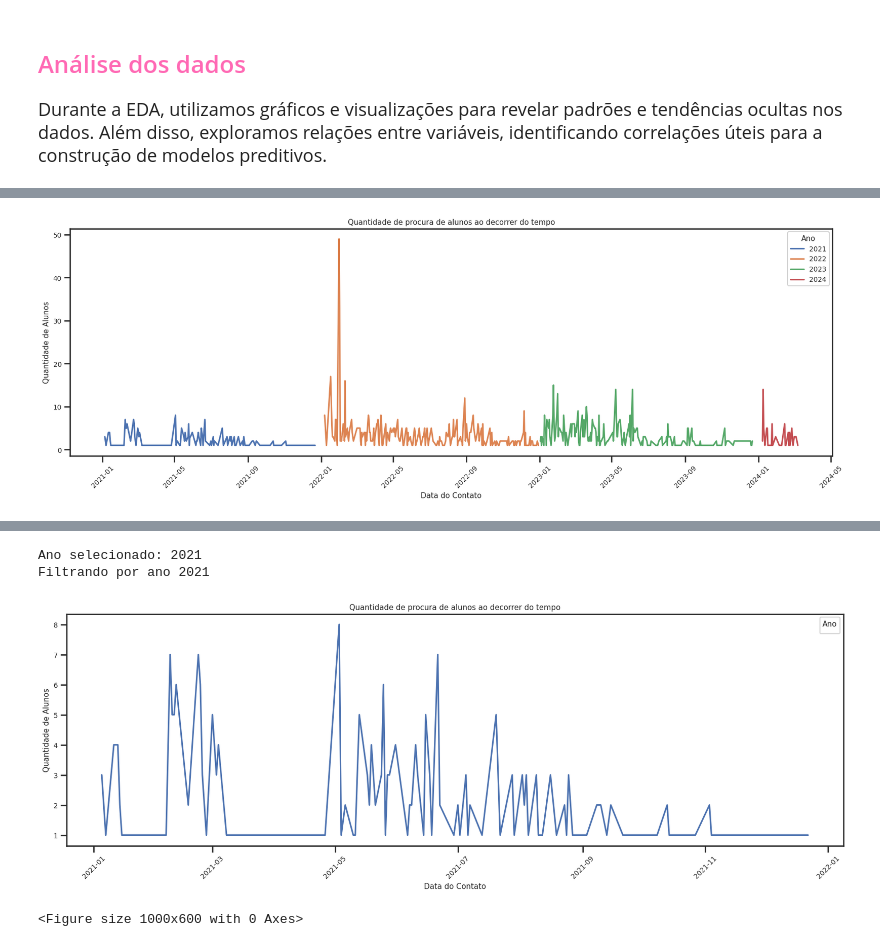
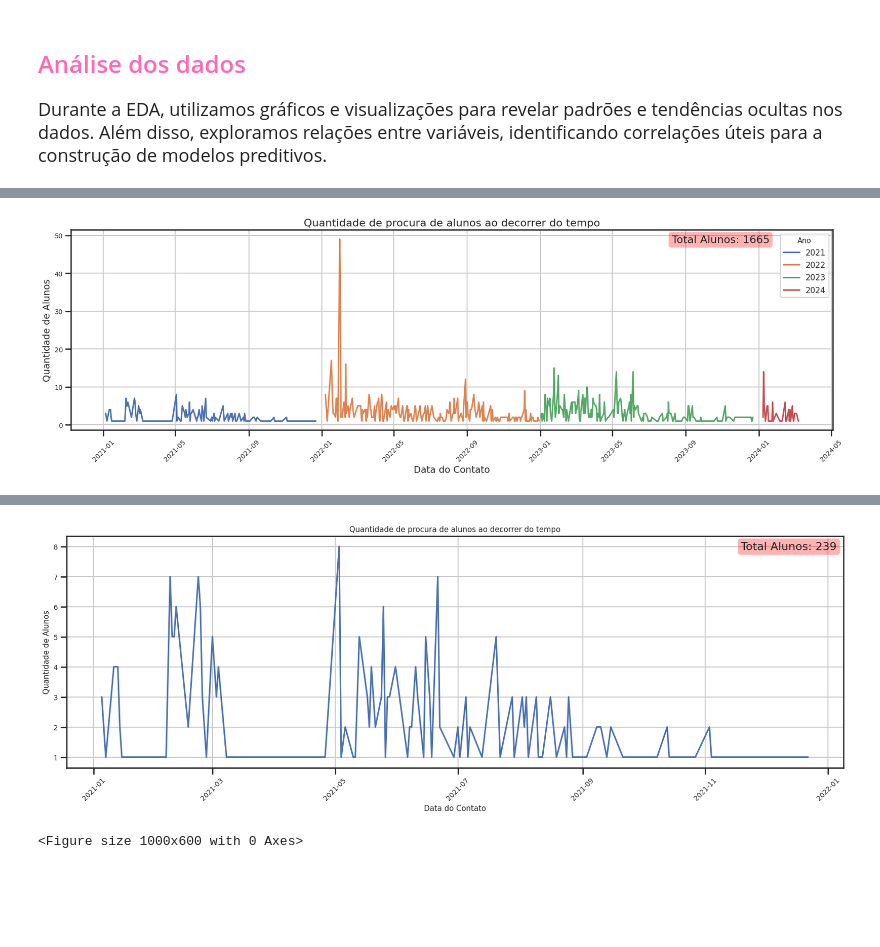
Before and after one commit to KoreTane/PredictiveLeadManagement, a Jupyter notebook: EDA.ipynb, the cells around one changed output, grey strips where cells are left out. Cells and saved outputs as stored; diff of their text form; code cells hidden in the pictures; blank space fills up the shorter version.

```diff
--- a/EDA.ipynb
+++ b/EDA.ipynb
@@ -69,69 +69,69 @@ dfc_grouped['ANO'] = dfc_grouped['DATA 1º CONTATO'].dt.year
 # Plotar o gráfico de linha
 plt.figure(figsize=(20, 6))
 
+# Definir as cores das linhas
+colors = ['C0', 'C1', 'C2', 'C3', 'C4', 'C5', 'C6', 'C7', 'C8', 'C9']
+
 # Plotar linhas separadas para cada ano
-for ano in dfc_grouped['ANO'].unique():
+for i, ano in enumerate(dfc_grouped['ANO'].unique()):
     dfc_grouped_ano = dfc_grouped[dfc_grouped['ANO'] == ano]
-    sns.lineplot(x='DATA 1º CONTATO', y='QUANTIDADE DE ALUNOS', data=dfc_grouped_ano, label=str(ano))
+    plt.plot(dfc_grouped_ano['DATA 1º CONTATO'], dfc_grouped_ano['QUANTIDADE DE ALUNOS'], color=colors[i], label=str(ano))
 
 # Adicione título e rótulos
-plt.title('Quantidade de procura de alunos ao decorrer do tempo')
-plt.xlabel('Data do Contato')
-plt.ylabel('Quantidade de Alunos')
-plt.legend(title='Ano')
+plt.title('Quantidade de procura de alunos ao decorrer do tempo', fontsize=16)
+plt.xlabel('Data do Contato', fontsize=14)
+plt.ylabel('Quantidade de Alunos', fontsize=14)
+
+# Adicione legenda
+plt.legend(title='Ano', loc='upper right', fontsize=12)
 
 # Ajustar o eixo x para exibir as datas corretamente
-plt.xticks(rotation=45)
+plt.xticks(rotation=45, fontsize=10)
+
+# Adicionar grade
+plt.grid(True)
+
+# Ajustar o espaçamento
+plt.subplots_adjust(top=0.9, bottom=0.2, left=0.1, right=0.9, hspace=0.5, wspace=0.5)
 
 # Criar um dropdown menu com os anos
 years = dfc_grouped['ANO'].unique()
 year_choice = widgets.Dropdown(options=[(str(year), str(year)) for year in years])
+
+# Adicionar o total de alunos ao gráfico
+plt.text(1.38, 0.965, f'Total Alunos: {dfc_grouped["QUANTIDADE DE ALUNOS"].sum()}', transform=ax.transAxes, ha='center', va='top', fontsize=16, bbox=dict(boxstyle='round', facecolor='red', alpha=0.3))
+
 plt.show()
 
 # Definir uma função para filtrar os dados com base na escolha do usuário
 def filter_data(value):
     selected_year = int(value)
     filtered_data = dfc_grouped[dfc_grouped['ANO'] == selected_year]
-    plt.cla()
+    fig, ax = plt.subplots(figsize=(20, 6))
+    ax.clear()
     sns.lineplot(x='DATA 1º CONTATO', y='QUANTIDADE DE ALUNOS', data=filtered_data)
-    plt.title('Quantidade de procura de alunos ao decorrer do tempo')
-    plt.xlabel('Data do Contato')
-    plt.ylabel('Quantidade de Alunos')
-    plt.legend(title='Ano')
-    plt.xticks(rotation=45)
-    plt.figure(figsize=(20, 6))  # Tamanho 20,6
+    ax.set_title('Quantidade de procura de alunos ao decorrer do tempo')
+    ax.set_xlabel('Data do Contato')
+    ax.set_ylabel('Quantidade de Alunos')
+    ax.tick_params(axis='x', rotation=45)
+    ax.grid(True)  # Adicionar divisórias
+    ax.text(0.93, 0.975, f'Total Alunos: {filtered_data["QUANTIDADE DE ALUNOS"].sum()}', transform=ax.transAxes, ha='center', va='top', fontsize=16, bbox=dict(boxstyle='round', facecolor='red', alpha=0.3))
     plt.show()
 
 # Criar um botão para filtrar os dados
 button = widgets.Button(description='Filtrar por Ano')
 display(button)
 
-years = dfc_grouped['ANO'].unique()
-year_choice = widgets.Dropdown(options=[(str(year), str(year)) for year in years])
-
+# Ligação da função ao evento de clique do botão
 def on_button_clicked(b):
     print(f"Ano selecionado: {year_choice.value}")
     filter_data(year_choice.value)
 
 button.on_click(on_button_clicked)
 
 # Mostrar o dropdown menu
 display(year_choice)
-
-def filter_data(value):
-    print(f"Filtrando por ano {value}")
-    selected_year = int(value)
-    filtered_data = dfc_grouped[dfc_grouped['ANO'] == selected_year]
-    plt.figure(figsize=(20, 6))  # Definir o tamanho do gráfico
-    plt.cla()  # Limpar o gráfico anterior
-    sns.lineplot(x='DATA 1º CONTATO', y='QUANTIDADE DE ALUNOS', data=filtered_data)
-    plt.title('Quantidade de procura de alunos ao decorrer do tempo')
-    plt.xlabel('Data do Contato')
-    plt.ylabel('Quantidade de Alunos')
-    plt.legend(title='Ano')
-    plt.xticks(rotation=45)
-    plt.show()  # Mostrar o gráfico filtrado
 # %% [output]
-[figure, old version]
+[figure, new version]
 [interactive output not drawn]
 [interactive output not drawn]
@@ -139,6 +139,4 @@ WARNING:matplotlib.legend:No artists with labels found to put in legend.  Note t
-Ano selecionado: 2021
-Filtrando por ano 2021
-[figure, old version]
+[figure, new version]
 # %%
 # Contar a quantidade de alunos por estilo e Generero
 style_counts1 = dfc['ESTILOS'].value_counts()
```
Also changed, not shown: parts of 1 cell of this notebook.
